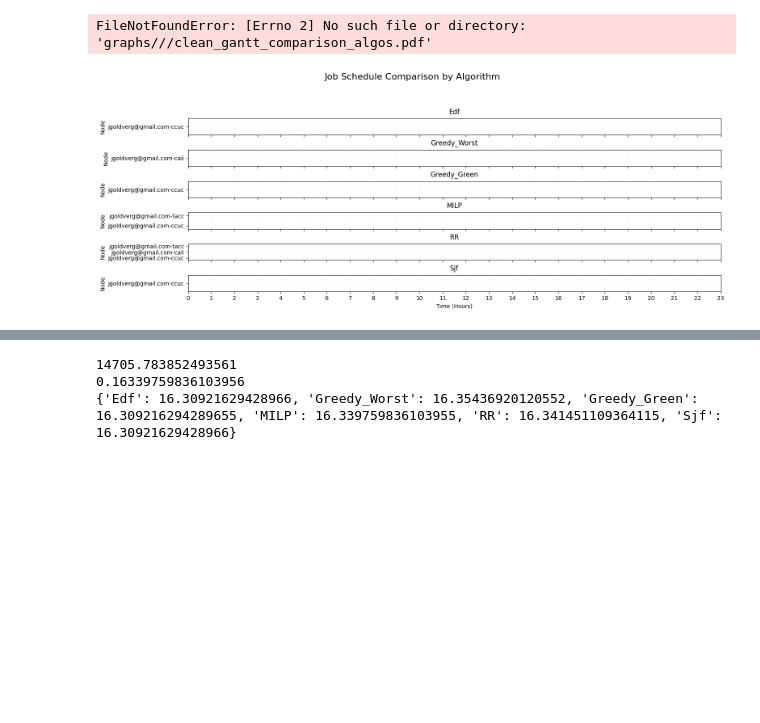
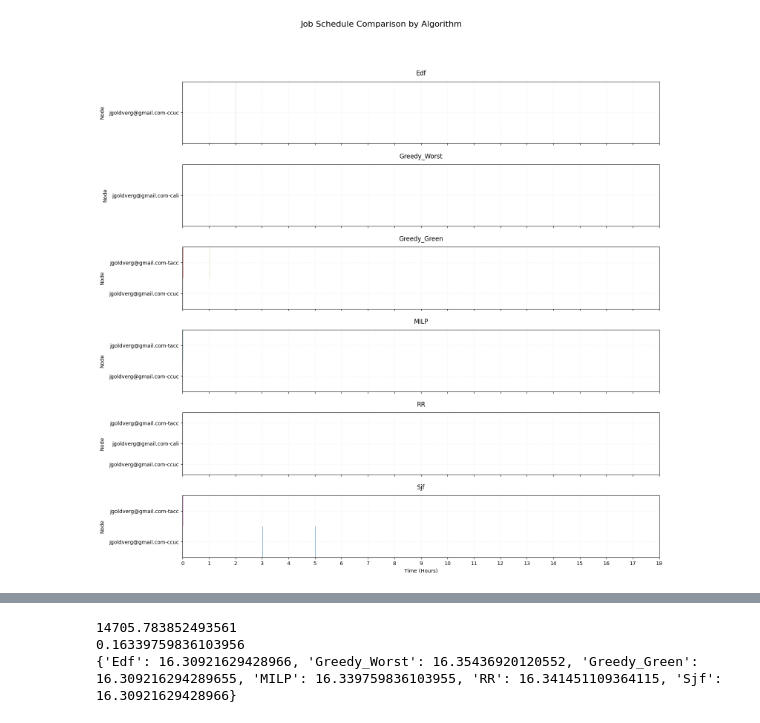
Before and after one commit to jgoldverg/GreenTransferScheduler, a Jupyter notebook: graphing/Paper_Graphs_in_Order.ipynb, the cells around one changed output, grey strips where cells are left out. Drawn from its saved outputs; the diff is of its cells as text; code cells hidden in the pictures; blank space fills up the shorter version.

```diff
--- a/graphing/Paper_Graphs_in_Order.ipynb
+++ b/graphing/Paper_Graphs_in_Order.ipynb
@@ -104,7 +280,7 @@ for patch, color in zip(boxplot['boxes'], colors.values()):
 
 # Formatting
 ax.set_xlabel('Scheduling Algorithm', fontsize=20)
-ax.set_ylabel('Carbon Emissions (KgCO₂eq)', fontsize=20)
+ax.set_ylabel('Carbon Emissions (KgCO2eq)', fontsize=20)
 ax.set_title('Carbon Emissions Distribution by Scheduler', fontsize=20, pad=20)
 ax.grid(axis='y', alpha=0.3)
 
@@ -341,17 +437,10 @@ FileNotFoundError: [Errno 2] No such file or directory: 'graphs///comparison_alg
 # %%
-import pandas as pd
-import matplotlib.pyplot as plt
-import numpy as np
 from matplotlib.patches import Patch
 
 
 def create_clean_gantt(schedules):
     """
-    Create a clean Gantt chart comparison of scheduling algorithms using forecast_id (hours) on x-axis
-
-    Args:
-        schedules: Dictionary of {algorithm_name: schedule_df}
-        graphs_output: Path to save output figures
+    Create a clean Gantt chart with increased row height
     """
     # Combine all data to establish consistent colors
     all_data = pd.concat([df.assign(Algorithm=algo) for algo, df in schedules.items()])
@@ -362,7 +451,7 @@ def create_clean_gantt(schedules):
     job_colors = {job: cmap(i) for i, job in enumerate(jobs)}
 
     # Setup figure with clean style
-    plt.style.use('default')  # Reset to default style
+    plt.style.use('default')
     plt.rcParams.update({
         'axes.grid': True,
         'grid.color': '#EDEDED',
@@ -373,8 +462,8 @@ def create_clean_gantt(schedules):
     })
 
     n_algorithms = len(schedules)
-    fig, axes = plt.subplots(n_algorithms, 1, figsize=(16, 1.0 * n_algorithms),
-                             sharex=True)  # Reduced height and sharex
+    # Increased figure height (2.5 inches per row instead of 1.0)
+    fig, axes = plt.subplots(n_algorithms, 1, figsize=(16, 2.5 * n_algorithms), sharex=True)
     fig.suptitle('Job Schedule Comparison by Algorithm', fontsize=16, y=1.02)
 
     # Get max forecast hour across all schedules
@@ -382,57 +471,61 @@ def create_clean_gantt(schedules):
 
     # Process each algorithm
     for i, (ax, (algo, df)) in enumerate(zip(axes, schedules.items())):
-        # Plot each job
+        # Plot each job with increased bar height (1.0 instead of 0.7)
         for _, row in df.iterrows():
-            duration_hours = row['allocated_time'] / 3600  # Convert seconds to hours
+            duration_hours = row['allocated_time'] / 3600
 
             ax.barh(
                 y=row['node'],
                 width=duration_hours,
                 left=row['forecast_id'],
-                height=0.5,  # Smaller bar height
+                height=1.0,  # Increased bar height
                 color=job_colors[row['job_id']],
                 edgecolor='white',
                 linewidth=0.8,
             )
 
-        # Subplot formatting
-        ax.set_title(algo, pad=8)  # Reduced padding
-        ax.set_ylabel('Node')
+        # Subplot formatting with increased spacing
+        ax.set_title(algo, pad=12)  # Increased padding
+        ax.set_ylabel('Node', labelpad=8)  # Added label padding
+
+        # Adjust y-axis ticks to center them better
+        nodes = df['node'].unique()
+        ax.set_yticks(range(len(nodes)))
+        ax.set_yticklabels(nodes)
+        ax.set_ylim(-0.5, len(nodes)-0.5)  # Better centering
 
         # Only show x-axis label on bottom plot
         if i == n_algorithms - 1:
             ax.set_xlabel('Time (Hours)')
         else:
             ax.set_xlabel('')
 
         # Set consistent x-axis
         ax.set_xlim(0, max_hour)
         ax.set_xticks(np.arange(0, max_hour + 1, 1))
         ax.set_xticklabels([f"{int(x)}" for x in np.arange(0, max_hour + 1, 1)])
 
     # Create unified legend
     legend_elements = [Patch(color=job_colors[job], label=f'Job {job}') for job in jobs]
-    fig.legend(
-        handles=legend_elements,
-        loc='upper right',
-        bbox_to_anchor=(0.265, 1.0),
-        title='Job IDs',
-        fontsize=10,
-        title_fontsize=11,
-        ncol=min(4, len(jobs)))
+    # fig.legend(
+    #     handles=legend_elements,
+    #     loc='upper right',
+    #     bbox_to_anchor=(0.99, 0.99),
+    #     title='Job IDs',
+    #     fontsize=10,
+    #     title_fontsize=11,s
+    #     ncol=min(4, len(jobs)))
 
-    plt.tight_layout(pad=2.0, h_pad=0.5)  # Reduced spacing between subplots
+    plt.tight_layout(pad=3.0, h_pad=1.5)  # Increased spacing between subplots
     plt.savefig(f'{graphs_output}/clean_gantt_comparison_algos.pdf',
                 format="pdf",
                 dpi=800,
                 bbox_inches='tight')
     plt.show()
 
-
 create_clean_gantt(schedules)
 # %% [output]
-FileNotFoundError: [Errno 2] No such file or directory: 'graphs///clean_gantt_comparison_algos.pdf'
-[figure, old version]
+[figure, new version]
 # %%
 schedules_space = {
```
Also changed, not shown: parts of 12 cells of this notebook, 44 other files.
